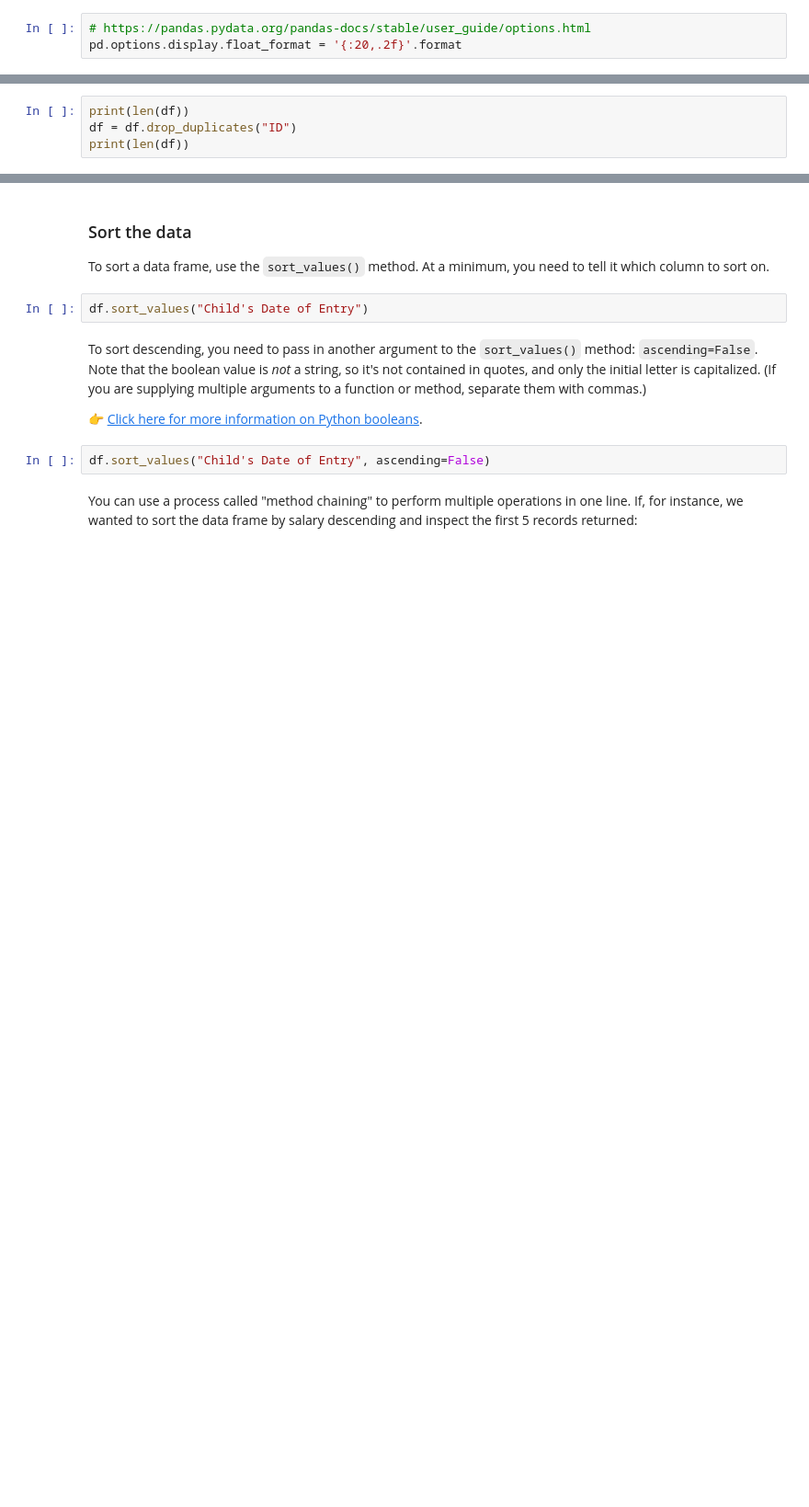
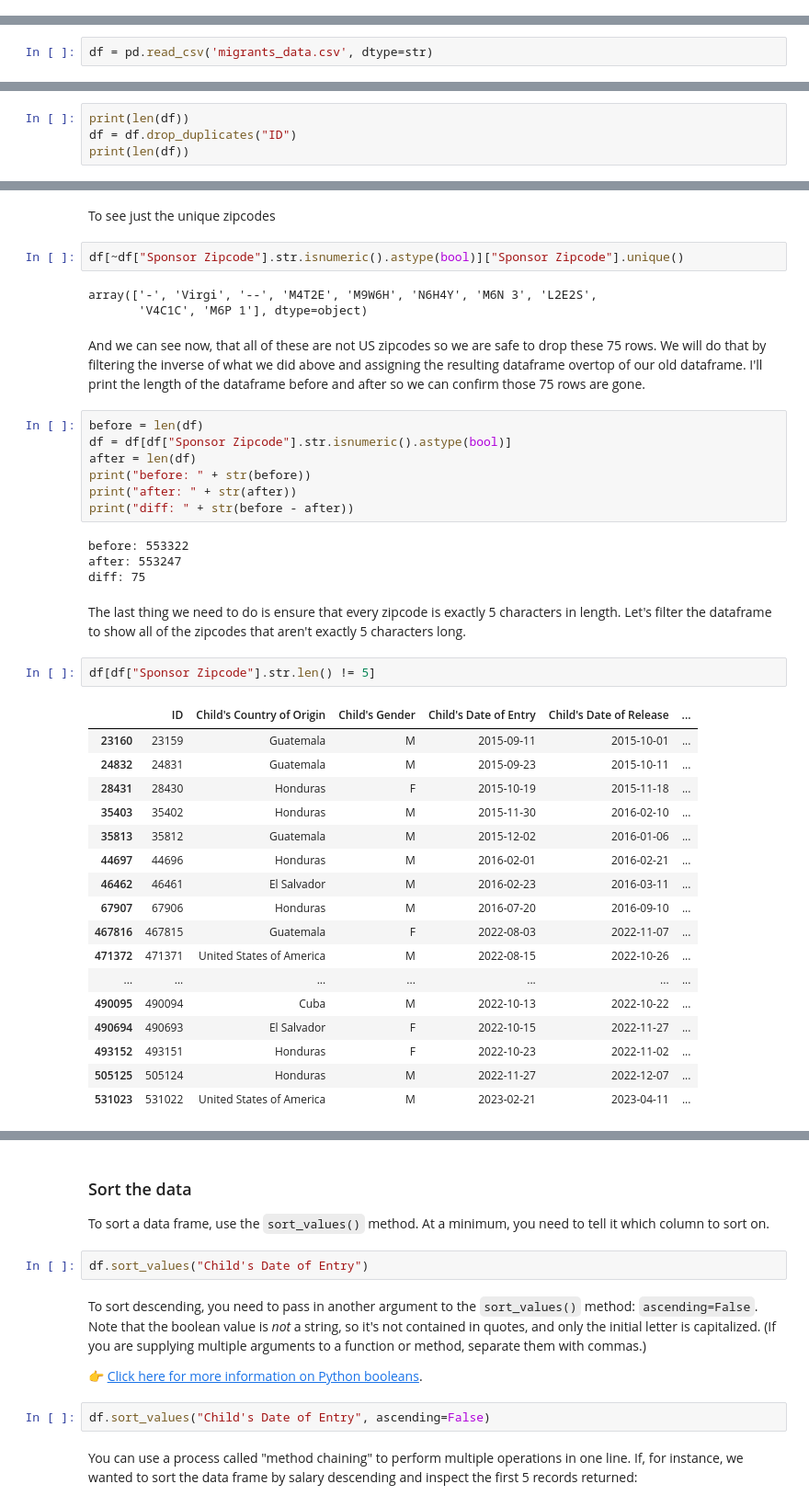
Before and after one commit to ejmurra/teaching-guide-intro-to-pandas, a Jupyter notebook: Introduction to pandas.ipynb, the cells around one changed output, grey strips where cells are left out. Shown at 92% size. Saved outputs shown, nothing was run; the diff lists cells and outputs as text; blank space fills up the shorter version.

```diff
--- a/Introduction to pandas.ipynb
+++ b/Introduction to pandas.ipynb
@@ -41,6 +37,3 @@ Run the next cell to change a setting that displays big numbers in scientific no
-# %%
-# https://pandas.pydata.org/pandas-docs/stable/user_guide/options.html
-pd.options.display.float_format = '{:20,.2f}'.format
 # %% [markdown]
 ### Load data into a data frame
 
@@ -75,3 +108,5 @@ df.head()
+# %%
+df = pd.read_csv('migrants_data.csv', dtype=str)
 # %% [markdown]
 ## Prepare the data
 # %% [markdown]
@@ -99,0 +151,42 @@ The last thing we're going to do, is fix the zipcodes. Zipcodes should always be
+# %% [markdown]
+To see just the unique zipcodes
+# %%
+df[~df["Sponsor Zipcode"].str.isnumeric().astype(bool)]["Sponsor Zipcode"].unique()
+# %% [output]
+array(['-', 'Virgi', '--', 'M4T2E', 'M9W6H', 'N6H4Y', 'M6N 3', 'L2E2S',
+       'V4C1C', 'M6P 1'], dtype=object)
+# %% [markdown]
+And we can see now, that all of these are not US zipcodes so we are safe to drop these 75 rows. We will do that by filtering the inverse of what we did above and assigning the resulting dataframe overtop of our old dataframe. I'll print the length of the dataframe before and after so we can confirm those 75 rows are gone.
+# %%
+before = len(df)
+df = df[df["Sponsor Zipcode"].str.isnumeric().astype(bool)]
+after = len(df)
+print("before: " + str(before))
+print("after: " + str(after))
+print("diff: " + str(before - after))
+# %% [output]
+before: 553322
+after: 553247
+diff: 75
+# %% [markdown]
+The last thing we need to do is ensure that every zipcode is exactly 5 characters in length. Let's filter the dataframe to show all of the zipcodes that aren't exactly 5 characters long.
+# %%
+df[df["Sponsor Zipcode"].str.len() != 5]
+# %% [output]
+|  | ID | Child's Country of Origin | Child's Gender | Child's Date of Entry | Child's Date of Release | ... |
+| 23160 | 23159 | Guatemala | M | 2015-09-11 | 2015-10-01 | ... |
+| 24832 | 24831 | Guatemala | M | 2015-09-23 | 2015-10-11 | ... |
+| 28431 | 28430 | Honduras | F | 2015-10-19 | 2015-11-18 | ... |
+| 35403 | 35402 | Honduras | M | 2015-11-30 | 2016-02-10 | ... |
+| 35813 | 35812 | Guatemala | M | 2015-12-02 | 2016-01-06 | ... |
+| 44697 | 44696 | Honduras | M | 2016-02-01 | 2016-02-21 | ... |
+| 46462 | 46461 | El Salvador | M | 2016-02-23 | 2016-03-11 | ... |
+| 67907 | 67906 | Honduras | M | 2016-07-20 | 2016-09-10 | ... |
+| 467816 | 467815 | Guatemala | F | 2022-08-03 | 2022-11-07 | ... |
+| 471372 | 471371 | United States of America | M | 2022-08-15 | 2022-10-26 | ... |
+| ... | ... | ... | ... | ... | ... | ... |
+| 490095 | 490094 | Cuba | M | 2022-10-13 | 2022-10-22 | ... |
+| 490694 | 490693 | El Salvador | F | 2022-10-15 | 2022-11-27 | ... |
+| 493152 | 493151 | Honduras | F | 2022-10-23 | 2022-11-02 | ... |
+| 505125 | 505124 | Honduras | M | 2022-11-27 | 2022-12-07 | ... |
+| 531023 | 531022 | United States of America | M | 2023-02-21 | 2023-04-11 | ... |
```
Also changed, not shown: parts of 26 cells of this notebook.
